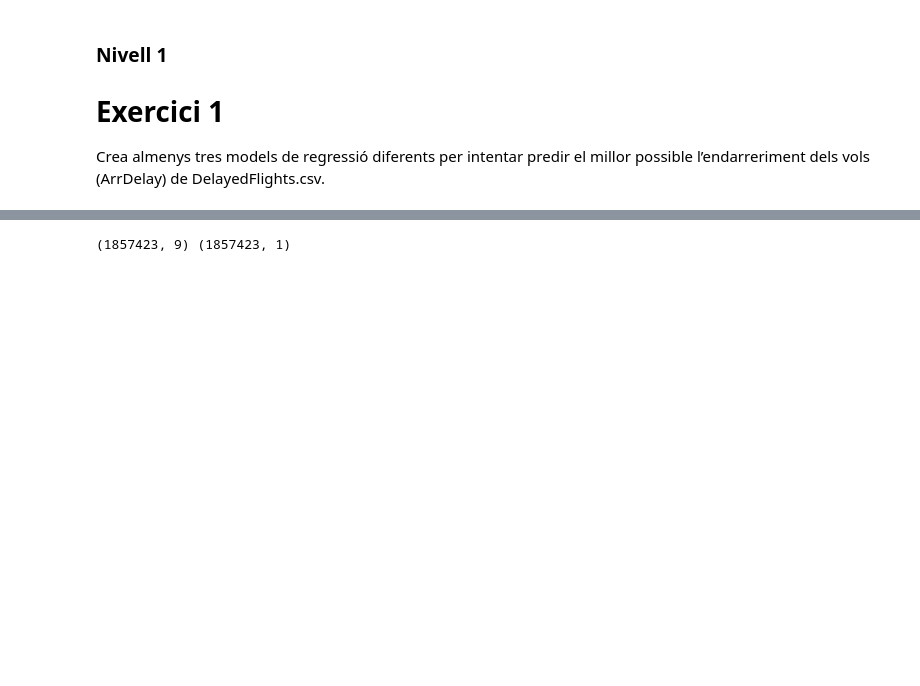
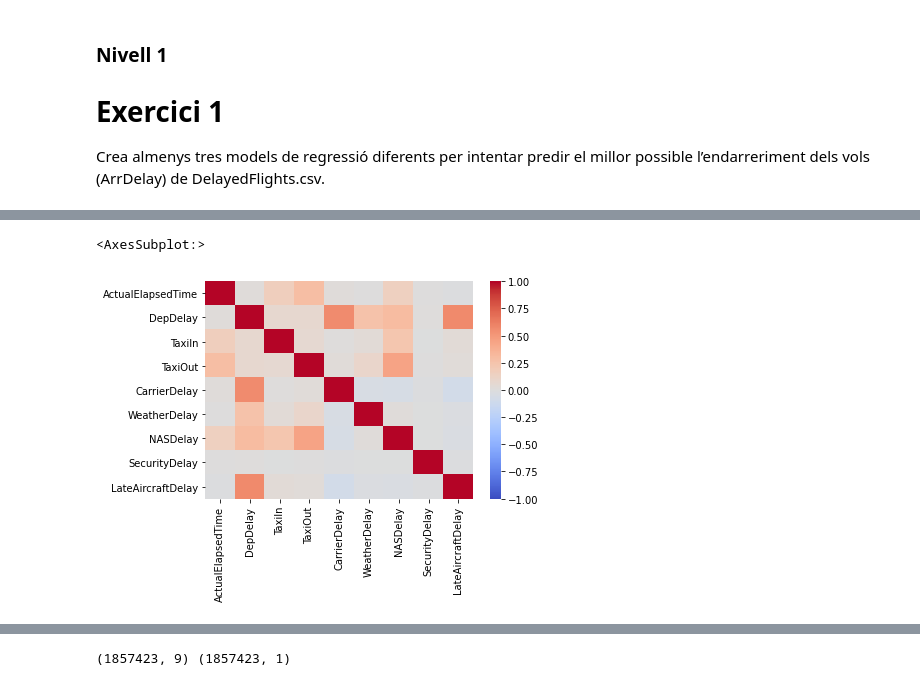
Before and after one commit to ManelForcales/Supervisat_Regressio, a Jupyter notebook: Sprint12 - Regressio.ipynb, the cells around one changed output, grey strips where cells are left out. Cells and saved outputs as stored; diff of their text form; code cells hidden in the pictures; blank space fills up the shorter version.

```diff
--- a/Sprint12 - Regressio.ipynb
+++ b/Sprint12 - Regressio.ipynb
@@ -25,0 +64,11 @@ df_subset= df[['ArrDelay','ActualElapsedTime','DepDelay','TaxiIn','TaxiOut','Car
+# %%
+columns_2_remove = ['CRSElapsedTime','AirTime','Distance']
+# %%
+X_features = X.drop(columns_2_remove,axis=1)
+# %%
+corr = X_features.corr()
+
+sns.heatmap(corr,cmap='coolwarm',vmax=1, vmin=-1)
+# %% [output]
+<AxesSubplot:>
+[figure, added]
```
Also changed, not shown: parts of 15 cells of this notebook.
